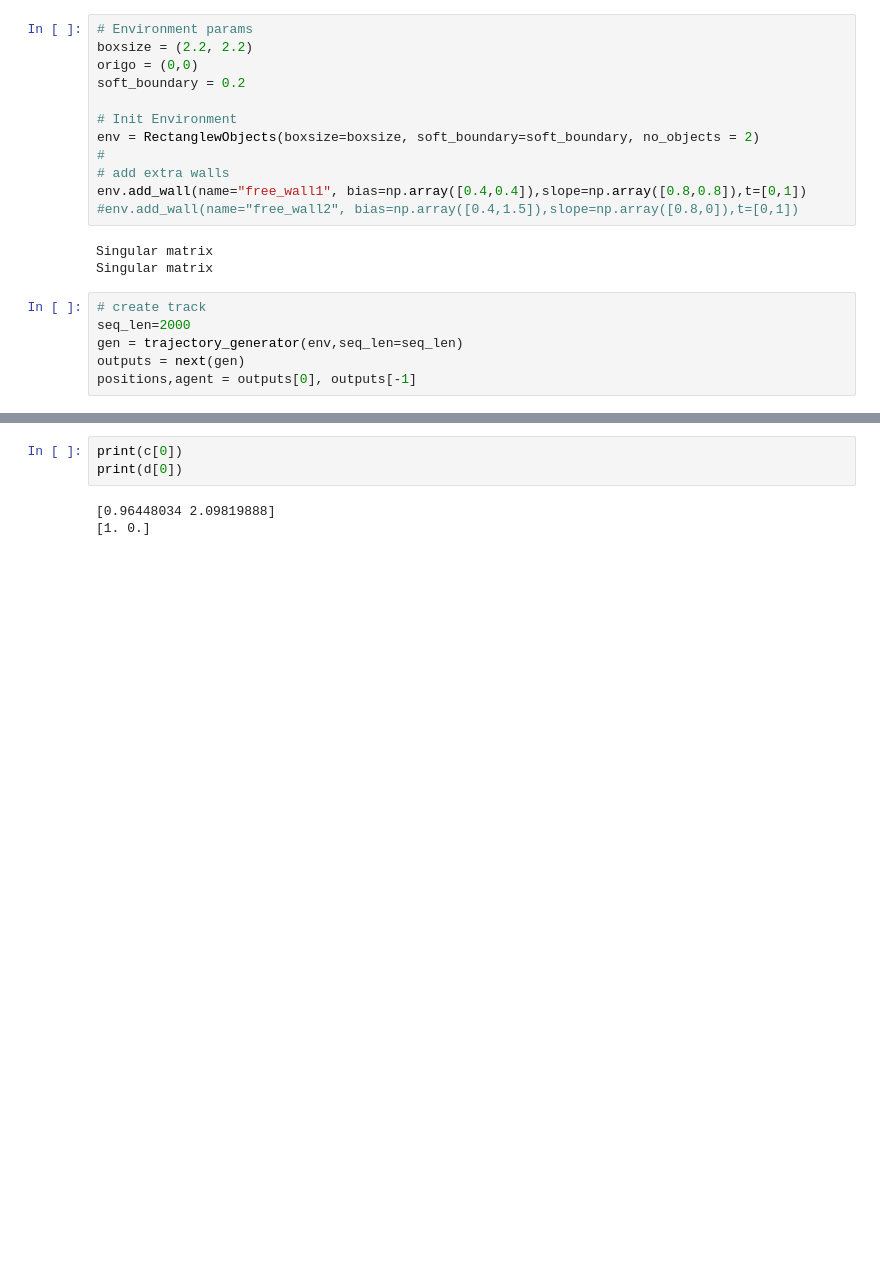
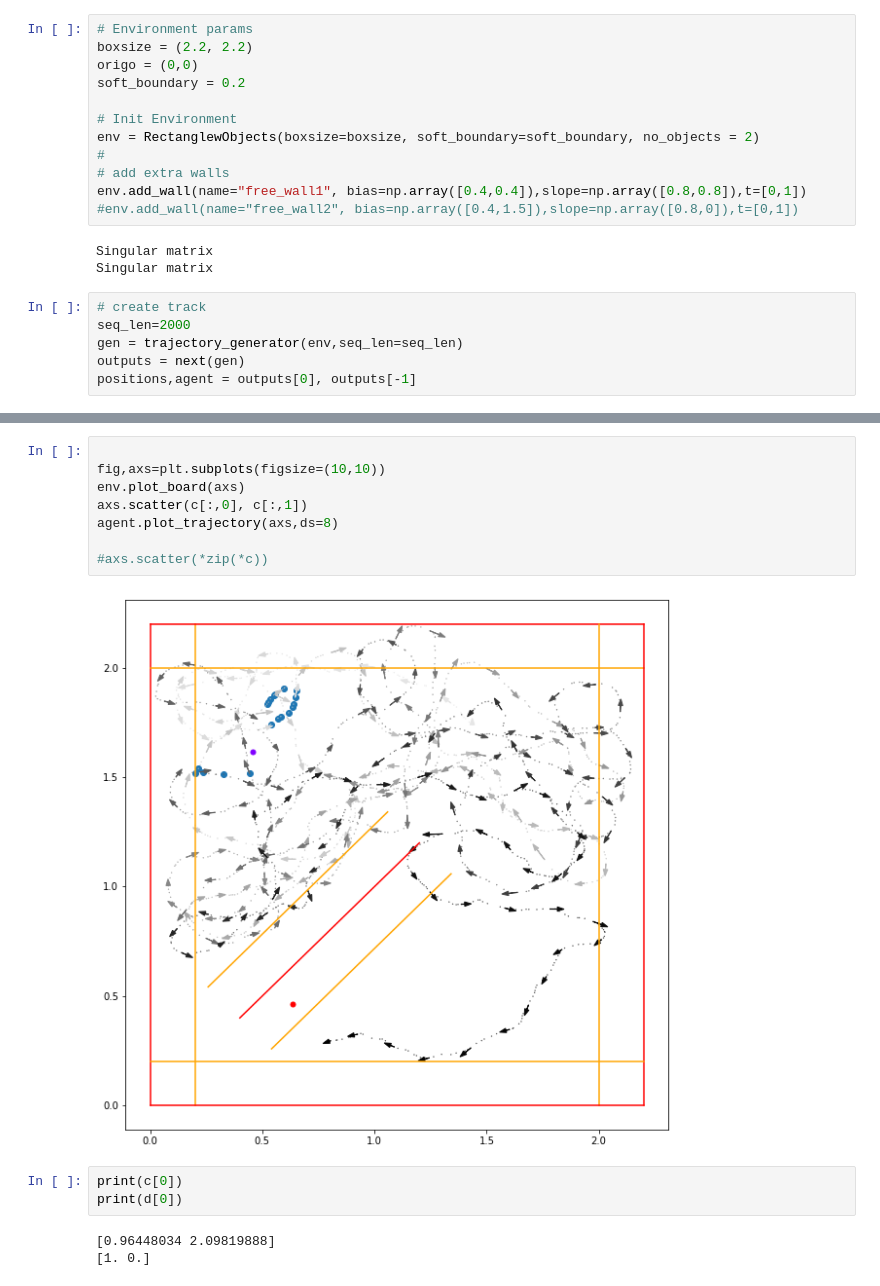
Before and after one commit to bioAI-Oslo/rat-simulator, a Jupyter notebook: notebooks/explore_simulator.ipynb, the cells around one changed output, grey strips where cells are left out. Saved outputs shown, nothing was run; the diff lists cells and outputs as text; blank space fills up the shorter version.

```diff
--- a/notebooks/explore_simulator.ipynb
+++ b/notebooks/explore_simulator.ipynb
@@ -69,3 +72,13 @@ print(d.shape)
+# %%
+
+fig,axs=plt.subplots(figsize=(10,10))
+env.plot_board(axs)
+axs.scatter(c[:,0], c[:,1])
+agent.plot_trajectory(axs,ds=8)
+
+#axs.scatter(*zip(*c))
+# %% [output]
+[figure, added]
 # %%
 print(c[0])
 print(d[0])
```
Also changed, not shown: parts of 3 cells of this notebook, 1 other file.
